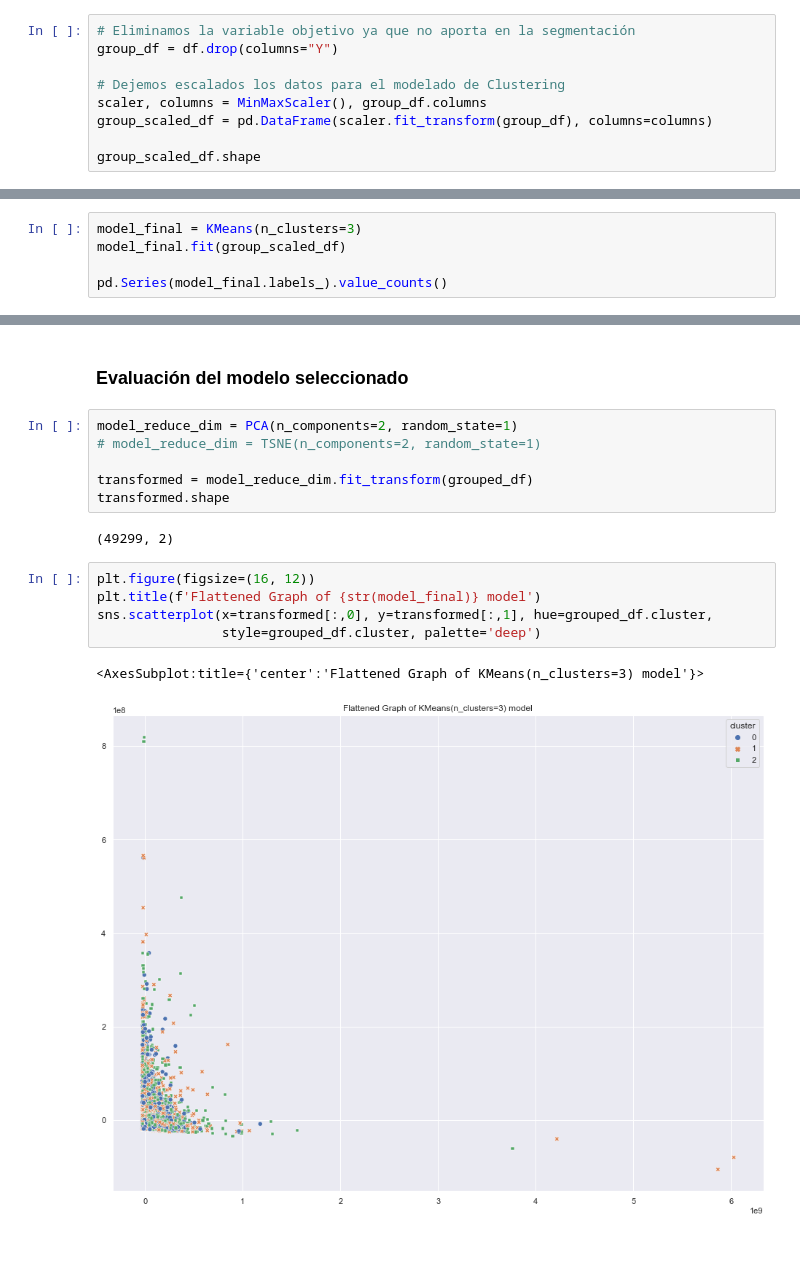
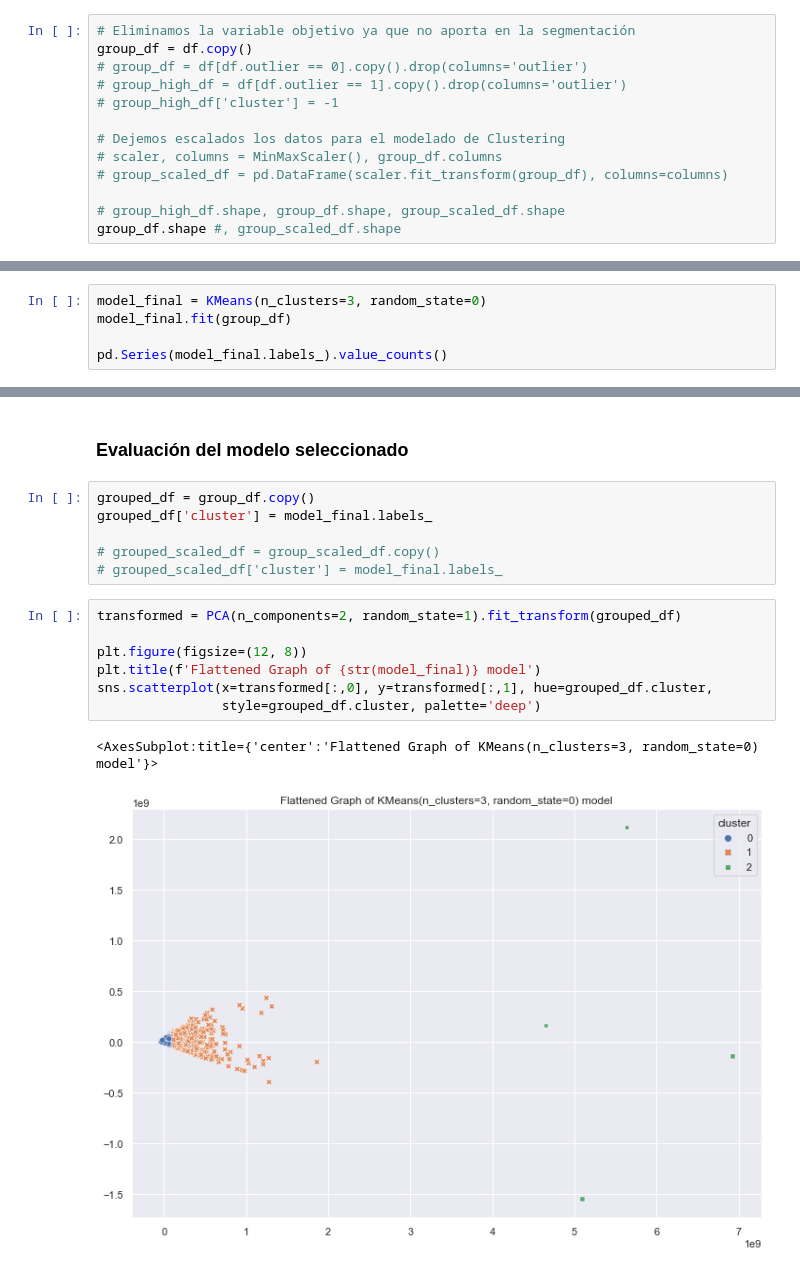
Before and after one commit to dazulu4/-qiip-technical-test, a Jupyter notebook: Parte3.ipynb, the cells around one changed output, grey strips where cells are left out. Cells and saved outputs as stored; diff of their text form.

```diff
--- a/Parte3.ipynb
+++ b/Parte3.ipynb
@@ -55,11 +54,15 @@ memory usage: 9.4 MB
 Para realizar la segmentación de usuarios tenemos diferentes posibilidades de metodologías. Para efecto de este trabajo usaremos únicamente **KMeans** y realizaremos un ajuste basado en el **método del codo** para seleccionar una cantidad de grupos o segmentos apropiados para el problema.
 # %%
 # Eliminamos la variable objetivo ya que no aporta en la segmentación
-group_df = df.drop(columns="Y")
+group_df = df.copy()
+# group_df = df[df.outlier == 0].copy().drop(columns='outlier')
+# group_high_df = df[df.outlier == 1].copy().drop(columns='outlier')
+# group_high_df['cluster'] = -1
 
 # Dejemos escalados los datos para el modelado de Clustering
-scaler, columns = MinMaxScaler(), group_df.columns
-group_scaled_df = pd.DataFrame(scaler.fit_transform(group_df), columns=columns)
+# scaler, columns = MinMaxScaler(), group_df.columns
+# group_scaled_df = pd.DataFrame(scaler.fit_transform(group_df), columns=columns)
 
-group_scaled_df.shape
+# group_high_df.shape, group_df.shape, group_scaled_df.shape
+group_df.shape #, group_scaled_df.shape
 # %% [output]
@@ -97,6 +110,6 @@ plt.show()
 # %%
-model_final = KMeans(n_clusters=3)
-model_final.fit(group_scaled_df)
+model_final = KMeans(n_clusters=3, random_state=0)
+model_final.fit(group_df)
 
 pd.Series(model_final.labels_).value_counts()
 # %% [output]
@@ -130,18 +122,18 @@ memory usage: 9.2 MB
 # %% [markdown]
 ### Evaluación del modelo seleccionado
-# %%
-model_reduce_dim = PCA(n_components=2, random_state=1)
-# model_reduce_dim = TSNE(n_components=2, random_state=1)
-
-transformed = model_reduce_dim.fit_transform(grouped_df)
-transformed.shape
-# %% [output]
-(49299, 2)
+# %%
+grouped_df = group_df.copy()
+grouped_df['cluster'] = model_final.labels_
+
+# grouped_scaled_df = group_scaled_df.copy()
+# grouped_scaled_df['cluster'] = model_final.labels_
 # %%
-plt.figure(figsize=(16, 12))
+transformed = PCA(n_components=2, random_state=1).fit_transform(grouped_df)
+
+plt.figure(figsize=(12, 8))
 plt.title(f'Flattened Graph of {str(model_final)} model')
 sns.scatterplot(x=transformed[:,0], y=transformed[:,1], hue=grouped_df.cluster,
                 style=grouped_df.cluster, palette='deep')
 # %% [output]
-<AxesSubplot:title={'center':'Flattened Graph of KMeans(n_clusters=3) model'}>
+<AxesSubplot:title={'center':'Flattened Graph of KMeans(n_clusters=3, random_state=0) model'}>
-[figure, old version]
+[figure, new version]
```
Also changed, not shown: parts of 37 cells of this notebook, 7 other files.
